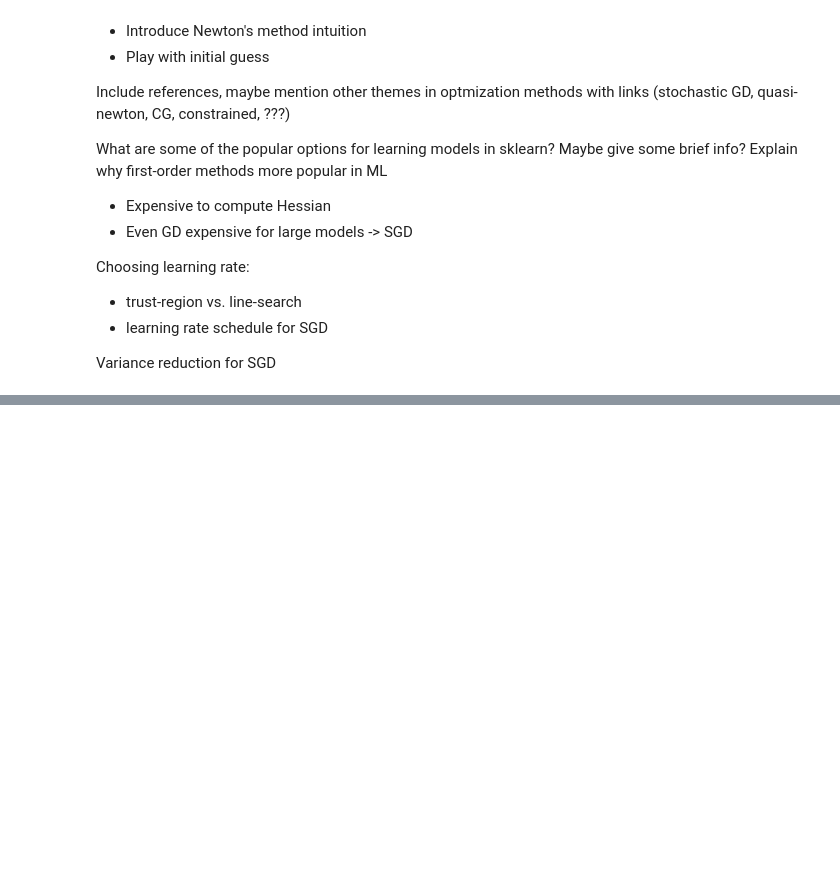
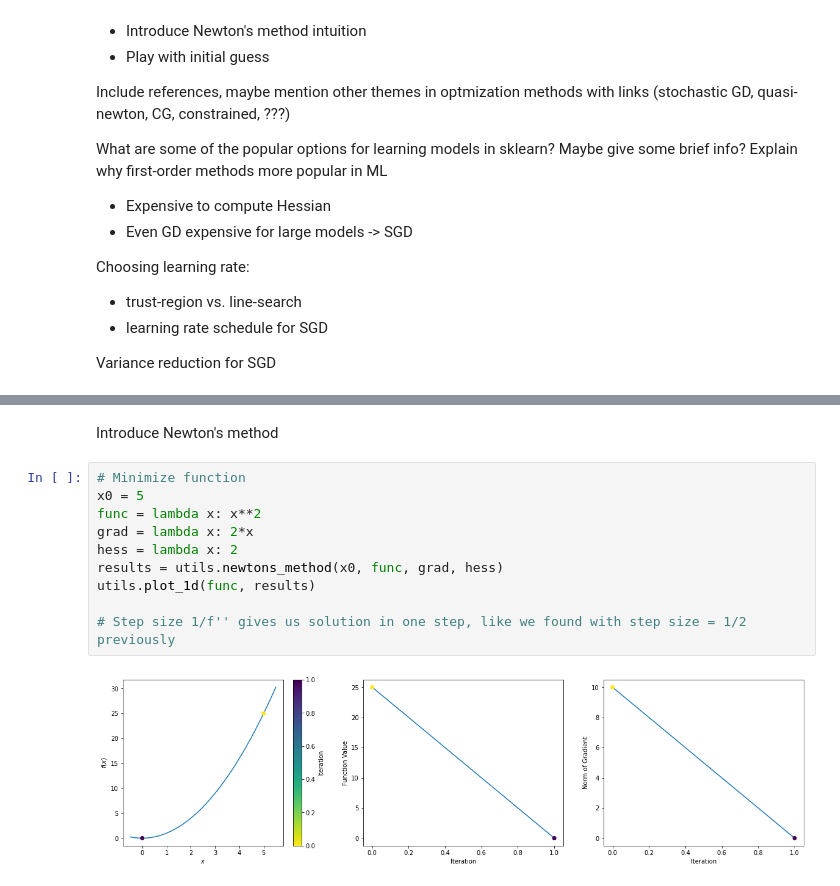
Before and after one commit to UW-AMO/neurohackademy, a Jupyter notebook: notebooks/gradientDescent.ipynb, the cells around one changed output, grey strips where cells are left out. Cells and saved outputs as stored; diff of their text form; blank space fills up the shorter version.

```diff
--- a/notebooks/gradientDescent.ipynb
+++ b/notebooks/gradientDescent.ipynb
@@ -126 +66,15 @@ ax[2].set_ylabel('Norm of Gradient');
+# %% [markdown]
+Introduce Newton's method
+# %%
+# Minimize function
+x0 = 5
+func = lambda x: x**2
+grad = lambda x: 2*x
+hess = lambda x: 2
+results = utils.newtons_method(x0, func, grad, hess)
+utils.plot_1d(func, results)
+
+# Step size 1/f'' gives us solution in one step, like we found with step size = 1/2 previously
+# %% [output]
+[figure, added]
 # %%
```
Also changed, not shown: parts of 9 cells of this notebook, 1 other file.
